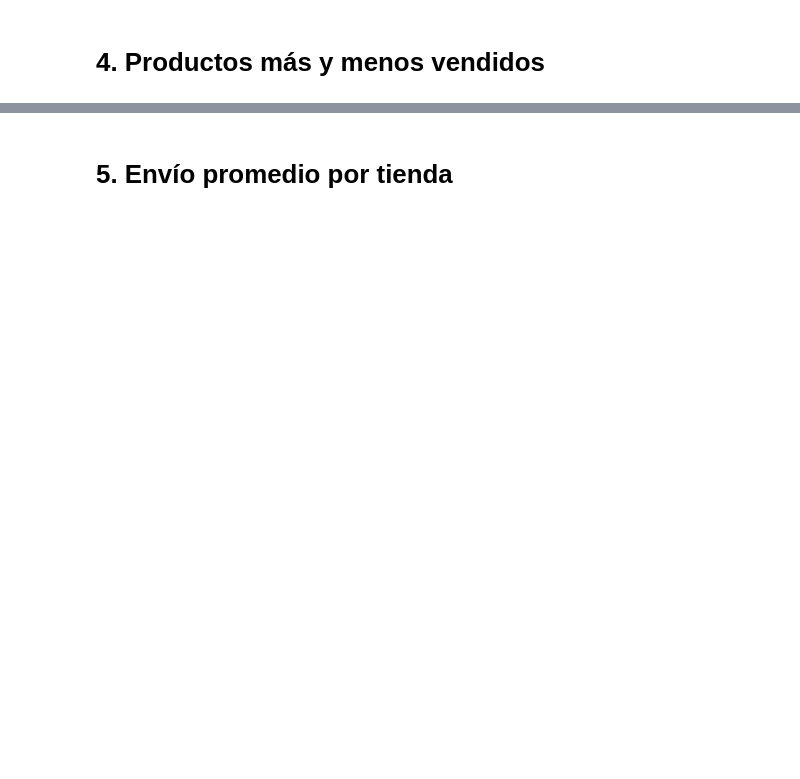
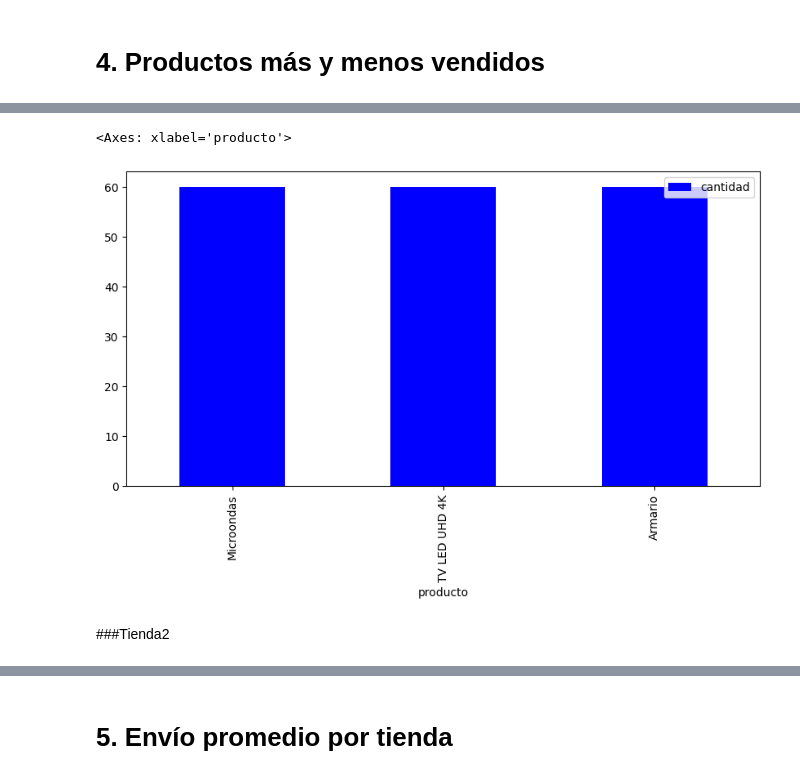
Before and after one commit to Giancawork/base-de-datos-challenge1-latam, a Jupyter notebook: AluraStoreLatam.ipynb, the cells around one changed output, grey strips where cells are left out. Drawn from its saved outputs; the diff is of its cells as text; code cells hidden in the pictures; blank space fills up the shorter version.

```diff
--- a/AluraStoreLatam.ipynb
+++ b/AluraStoreLatam.ipynb
@@ -97,0 +52,7 @@ Name: count, dtype: int64
+# %%
+tiendas = [
+    ("tienda1", tienda1),
+    ("tienda2", tienda2),
+    ("tienda3", tienda3),
+    ("tienda4", tienda4)
+]
@@ -125,0 +118,28 @@ Calificación promedio de la tienda4: 3.9957591178965224
+# %%
+tiendas = [
+    ("tienda1", tienda1),
+    ("tienda2", tienda2),
+    ("tienda3", tienda3),
+    ("tienda4", tienda4)
+]
+# %%
+top3_productos_venta_tienda = []
+
+for nombre, df in tiendas:
+
+    # Contar ventas por producto y obtener el top 3
+    conteo = (
+        df["Producto"]
+        .value_counts()
+        .nlargest(3)    # top 3 productos más vendidos
+    )
+
+    # Guardar en el arreglo con ranking
+    for rank, (producto, total) in enumerate(conteo.items(), start=1):
+        top3_productos_venta_tienda.append({
+            "tienda": nombre,
+            "ranking": rank,           # 1 = más vendido, 2 = segundo, 3 = tercero
+            "producto": producto,
+            "cantidad": int(total)
+        })
+print (top3_productos_venta_tienda)
@@ -170,0 +152,9 @@ df_ventas_por_producto_t1.nsmallest(10, "Total Vendido").plot(kind="bar", x="Pro
+# %%
+df_t1 = pd.DataFrame([item for item in top3_productos_venta_tienda if item["tienda"] == "tienda1"])
+# %%
+df_t1.plot(kind="bar", x="producto", y="cantidad", figsize=(10,5), color="blue")
+# %% [output]
+<Axes: xlabel='producto'>
+[figure, added]
+# %% [markdown]
+###Tienda2
```
Also changed, not shown: parts of 72 cells of this notebook.
